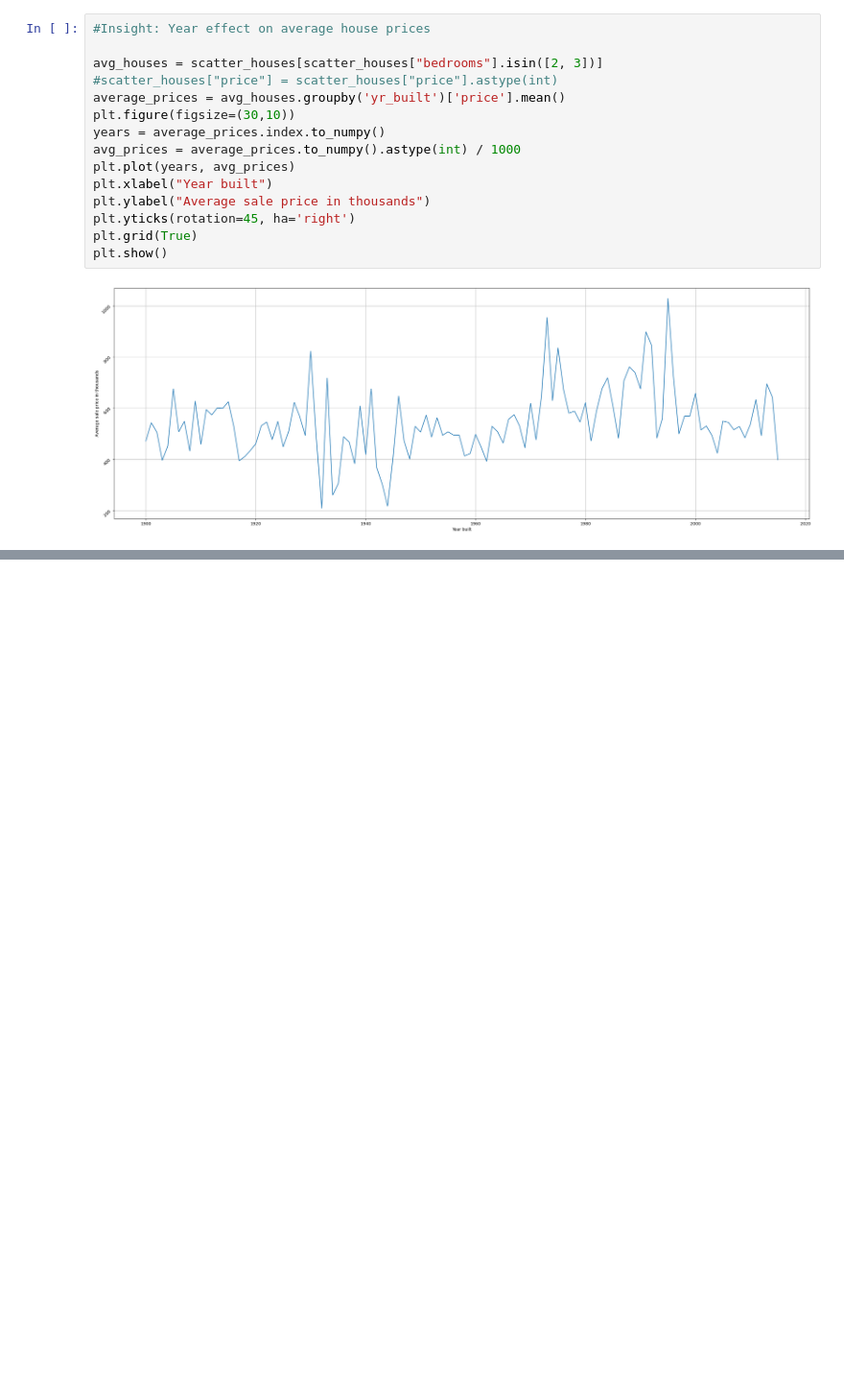
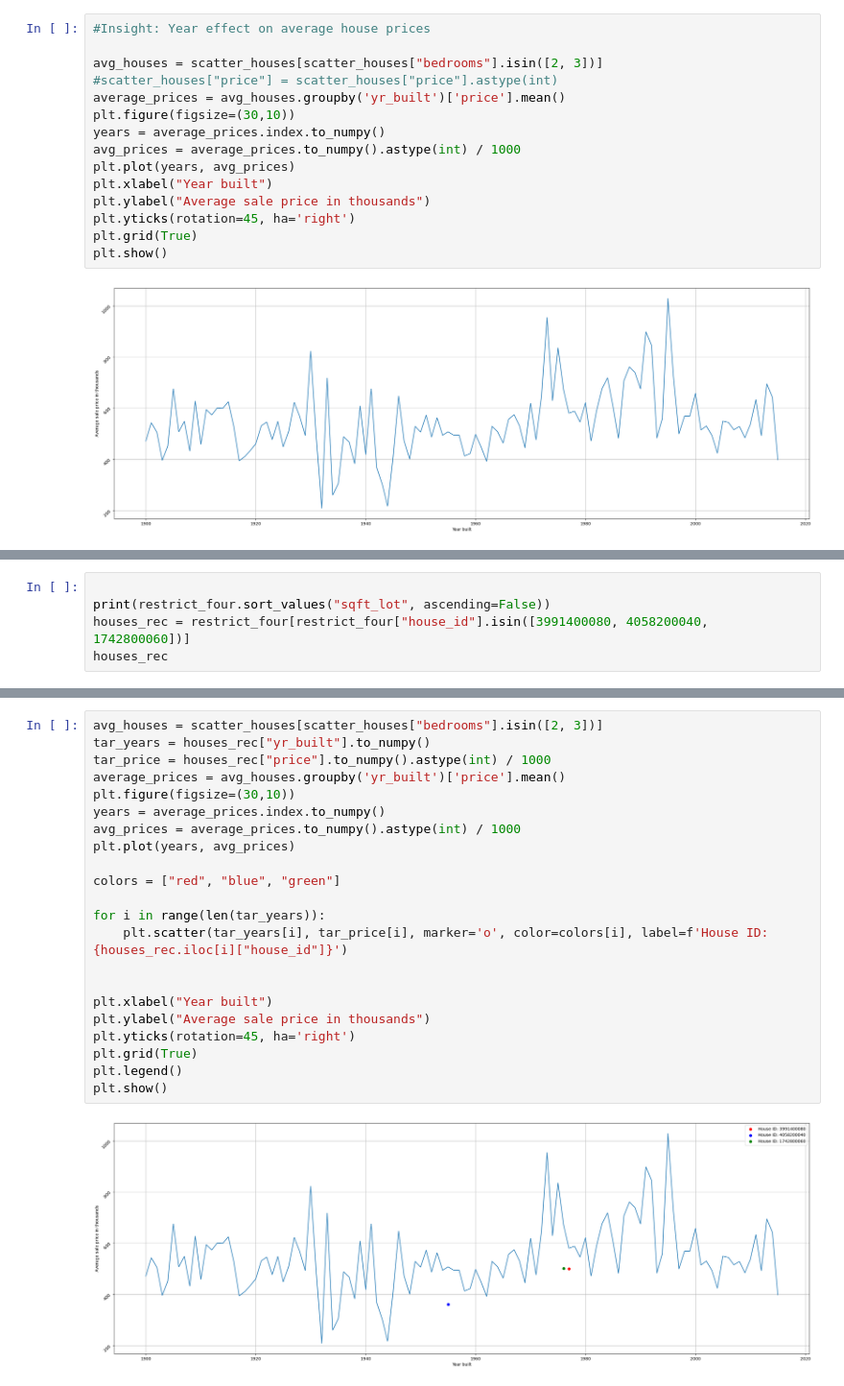
Before and after one commit to Riael42/NS-DS-EDA-Project, a Jupyter notebook: EDA.ipynb, the cells around one changed output, grey strips where cells are left out. Shown at 96% size. Saved outputs shown, nothing was run; the diff lists cells and outputs as text; blank space fills up the shorter version.

```diff
--- a/EDA.ipynb
+++ b/EDA.ipynb
@@ -268,0 +245,5 @@ Name: long, Length: 1267, dtype: float64
+# %%
+
+print(restrict_four.sort_values("sqft_lot", ascending=False))
+houses_rec = restrict_four[restrict_four["house_id"].isin([3991400080, 4058200040, 1742800060])]
+houses_rec
@@ -268,0 +289,24 @@ Name: long, Length: 1267, dtype: float64
+# %%
+avg_houses = scatter_houses[scatter_houses["bedrooms"].isin([2, 3])]
+tar_years = houses_rec["yr_built"].to_numpy()
+tar_price = houses_rec["price"].to_numpy().astype(int) / 1000
+average_prices = avg_houses.groupby('yr_built')['price'].mean()
+plt.figure(figsize=(30,10))
+years = average_prices.index.to_numpy()
+avg_prices = average_prices.to_numpy().astype(int) / 1000
+plt.plot(years, avg_prices)
+
+colors = ["red", "blue", "green"]
+
+for i in range(len(tar_years)):
+    plt.scatter(tar_years[i], tar_price[i], marker='o', color=colors[i], label=f'House ID: {houses_rec.iloc[i]["house_id"]}')
+
+
+plt.xlabel("Year built")
+plt.ylabel("Average sale price in thousands")
+plt.yticks(rotation=45, ha='right')
+plt.grid(True)
+plt.legend()
+plt.show()
+# %% [output]
+[figure, added]
```
Also changed, not shown: parts of 10 cells of this notebook.
